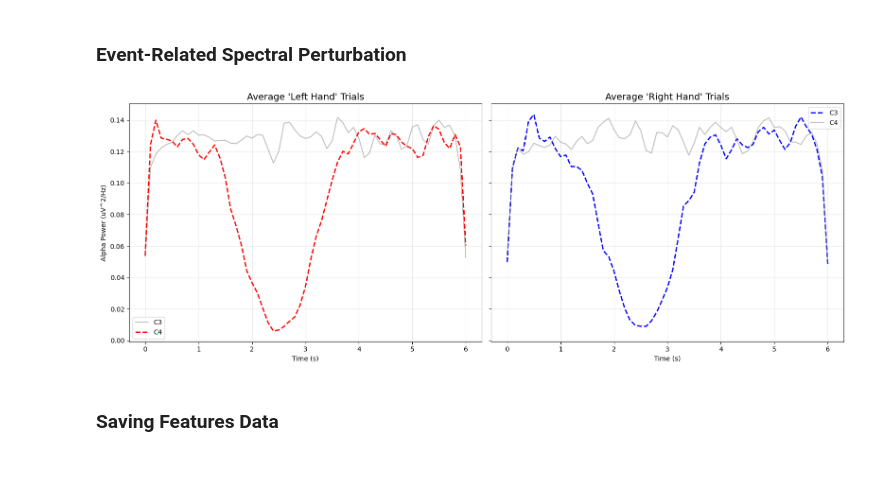
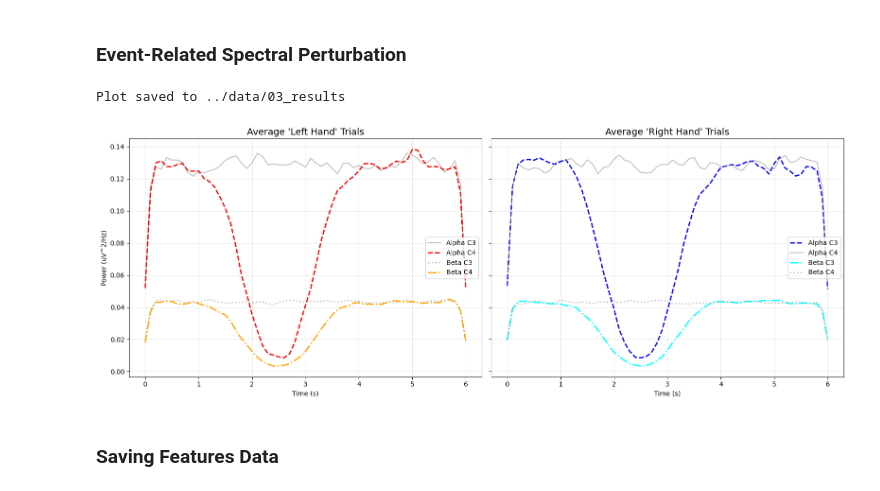
Before and after one commit to mattia-3rne/neural-manifold-decoding-via-spectral-pca, a Jupyter notebook: notebooks/02_spectral_analysis.ipynb, the cells around one changed output. Drawn from its saved outputs; the diff is of its cells as text; code cells hidden in the pictures.

```diff
--- a/notebooks/02_spectral_analysis.ipynb
+++ b/notebooks/02_spectral_analysis.ipynb
@@ -85,45 +85,62 @@ mean_left = np.mean(X_features[left_idxs, :, :], axis=0)
 mean_right = np.mean(X_features[right_idxs, :, :], axis=0)
 
 # Feature indices
 alpha_c3 = 2
 alpha_c4 = 7
+beta_c3 = 3
+beta_c4 = 8
 
 # Side-by-side comparison
 fig, axes = plt.subplots(1, 2, figsize=(16, 6), sharey=True)
 time_axis = np.linspace(0, 6, X_features.shape[1])
 
-# Left hand movement
+# Left hand
 ax = axes[0]
 ax.set_title(f"Average 'Left Hand' Trials", fontsize=14)
 
-# C3 is idle
-ax.plot(time_axis, mean_left[:, alpha_c3], color='gray', alpha=0.5, lw=1.5, label='C3')
-# C4 is active
-ax.plot(time_axis, mean_left[:, alpha_c4], color='red', lw=2, linestyle='--', label='C4')
+# Alpha
+ax.plot(time_axis, mean_left[:, alpha_c3], color='gray', alpha=0.5, lw=1.5, label='Alpha C3')
+ax.plot(time_axis, mean_left[:, alpha_c4], color='red', lw=2, linestyle='--', label='Alpha C4')
+
+# Beta
+ax.plot(time_axis, mean_left[:, beta_c3], color='gray', alpha=0.5, lw=2.0, linestyle=':', label='Beta C3')
+ax.plot(time_axis, mean_left[:, beta_c4], color='orange', lw=2, linestyle='-.', label='Beta C4')
 
 ax.set_xlabel('Time (s)')
-ax.set_ylabel('Alpha Power (uV^2/Hz)')
+ax.set_ylabel('Power (uV^2/Hz)')
 ax.legend()
 ax.grid(True, alpha=0.3)
 
 
-# Right hand movement
+# Right hand
 ax = axes[1]
 ax.set_title(f"Average 'Right Hand' Trials", fontsize=14)
 
-# C3 is active
-ax.plot(time_axis, mean_right[:, alpha_c3], color='blue', lw=2, linestyle='--', label='C3')
-# C4 is idle
-ax.plot(time_axis, mean_right[:, alpha_c4], color='gray', alpha=0.5, lw=1.5, label='C4')
+# Alpha
+ax.plot(time_axis, mean_right[:, alpha_c3], color='blue', lw=2, linestyle='--', label='Alpha C3')
+ax.plot(time_axis, mean_right[:, alpha_c4], color='gray', alpha=0.5, lw=1.5, label='Alpha C4')
+
+# Beta
+ax.plot(time_axis, mean_right[:, beta_c3], color='cyan', lw=2, linestyle='-.', label='Beta C3')
+ax.plot(time_axis, mean_right[:, beta_c4], color='gray', alpha=0.5, lw=2.0, linestyle=':', label='Beta C4')
 
 ax.set_xlabel('Time (s)')
 ax.legend()
 ax.grid(True, alpha=0.3)
 
+# Saving the figure
+save_dir = '../data/03_results'
+os.makedirs(save_dir, exist_ok=True)
+save_path = os.path.join(save_dir, 'alpha_beta_ersp.png')
+
+plt.savefig(save_path, dpi=300)
+print(f"Plot saved to {save_dir}")
+
 plt.tight_layout()
 plt.show()
 # %% [output]
+Plot saved to ../data/03_results
-[figure, old version]
+[figure, new version]
 # %% [markdown]
 ### Saving Features Data
 # %%
```
Also changed, not shown: parts of 2 cells of this notebook, 11 other files.
